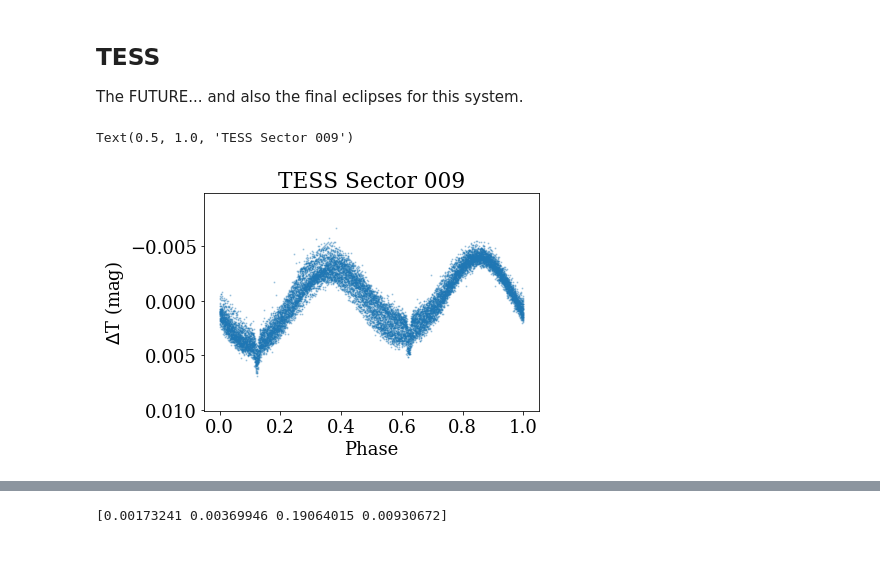
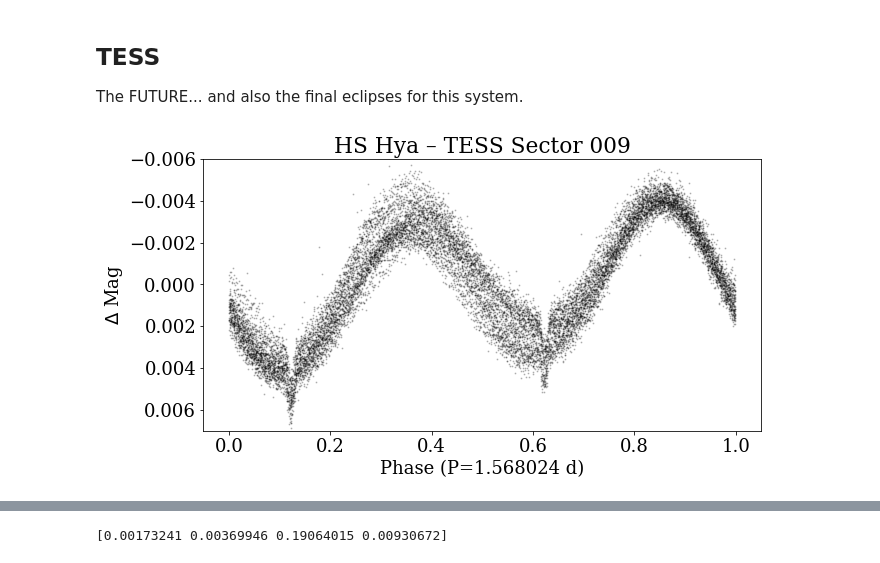
Before and after one commit to jradavenport/HS-Hya, a Jupyter notebook: makeplots.ipynb, the cells around one changed output, grey strips where cells are left out. Cells and saved outputs as stored; diff of their text form; code cells hidden in the pictures.

Commit message:
touch up some plots

```diff
--- a/makeplots.ipynb
+++ b/makeplots.ipynb
@@ -474,11 +481,16 @@ df = tess_tbl.to_pandas()
 # %%
 Tmag = -2.5*np.log10(df['PDCSAP_FLUX'])
 
-plt.scatter(((df['TIME']+BJD0_tess-E0) % Per)/Per, Tmag - np.nanmedian(Tmag), s=1, alpha=0.3)
+plt.figure(figsize=(10,5))
+plt.scatter(((df['TIME']+BJD0_tess-E0) % Per)/Per, Tmag - np.nanmedian(Tmag), s=1, alpha=0.2, c='k')
+# plt.scatter(((df['TIME']+BJD0_tess-E0) % Per)/Per - 1, Tmag - np.nanmedian(Tmag), s=1, alpha=0.2, c='k')
+
 plt.gca().invert_yaxis()
-plt.xlabel('Phase')
-plt.ylabel('$\Delta$T (mag)')
-plt.title('TESS Sector 009')
+plt.xlabel('Phase (P='+str(Per)+' d)')
+plt.ylabel('$\Delta$ Mag')
+plt.title('HS Hya – TESS Sector 009')
+plt.ylim(0.007, -0.006)
+
+plt.savefig('TESS_LC.png', dpi=150, bbox_inches='tight', pad_inches=0.25)
 # %% [output]
-Text(0.5, 1.0, 'TESS Sector 009')
-[figure, old version]
+[figure, new version]
```
Also changed, not shown: parts of 10 cells of this notebook.
